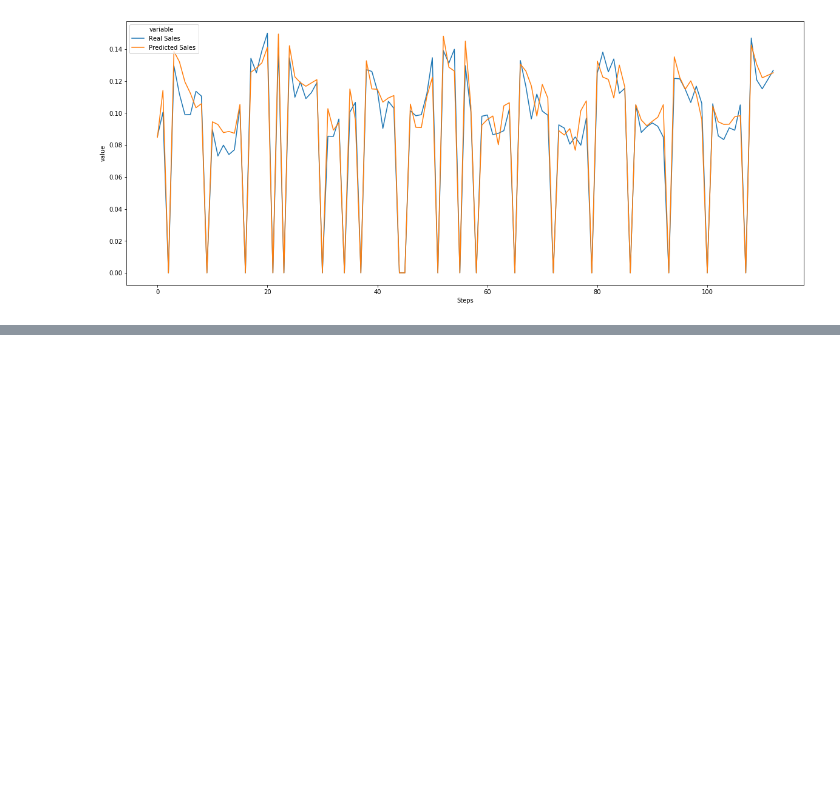
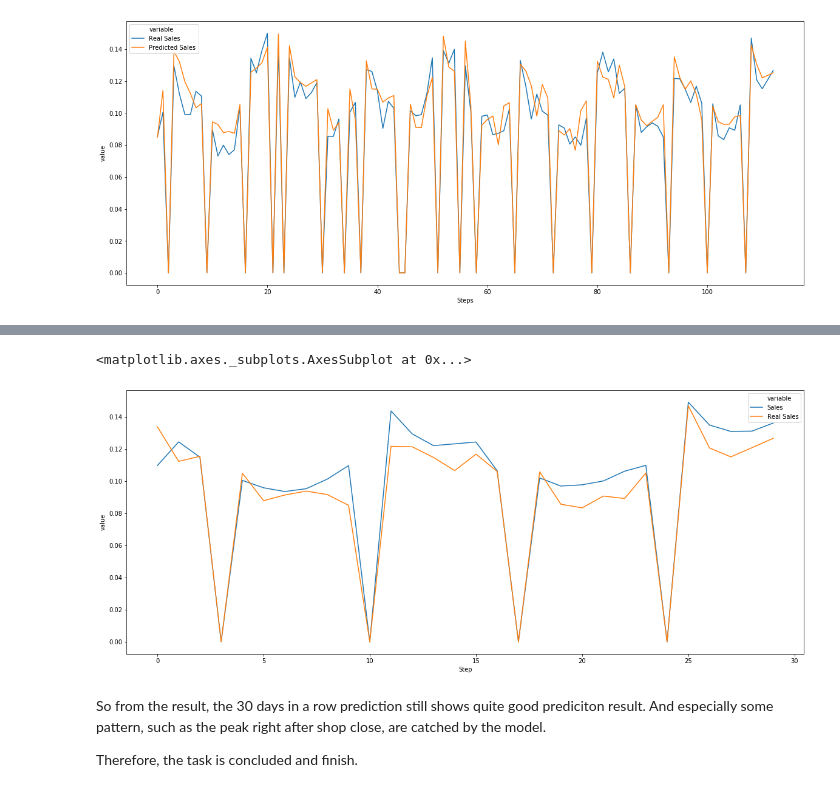
Before and after one commit to tianyiran02/udacityML_FinalProject, a Jupyter notebook: final_project.ipynb, the cells around one changed output, grey strips where cells are left out. Cells and saved outputs as stored; diff of their text form; code cells hidden in the pictures; blank space fills up the shorter version.

```diff
--- a/final_project.ipynb
+++ b/final_project.ipynb
@@ -1271,0 +1297,33 @@ sns.lineplot(x='Steps', y='value', hue='variable',
+# %%
+# and the last 30 days is used as the Future data
+tempFuturePromoOpenData = storeFullSalesPromoOpenData.iloc[-30:,:]
+tempFuturePromoOpenData = tempFuturePromoOpenData.loc[:,['Date', 'Open', 'Promo']]
+
+# add a fake Id column
+tempFuturePromoOpenData['Id'] = np.NaN
+# %%
+# the real sales is also read from here
+labels = storeFullSalesPromoOpenData.iloc[-30:,:]
+labels = labels.loc[:,['Sales']].reset_index(drop=True)
+
+# rename the label name
+labels.rename(columns={'Sales':'Real Sales'}, inplace=True)
+# %%
+# Now do the prediction
+tempPredict = inferanceFurture(modelReload, tempSalesPromoOpenData,
+                                   tempFuturePromoOpenData, len(tempFuturePromoOpenData))
+tempPredict = tempPredict.drop(['Id'], axis=1)
+# %%
+tempdf = pd.concat([tempPredict, labels], axis=1)
+tempdf['Step'] = list(range(len(tempPredict)))
+# %%
+fig = plt.figure(figsize=(20,8))
+sns.lineplot(x='Step', y='value', hue='variable',
+             data=pd.melt(tempdf, 'Step'))
+# %% [output]
+<matplotlib.axes._subplots.AxesSubplot at 0x...>
+[figure, added]
+# %% [markdown]
+So from the result, the 30 days in a row prediction still shows quite good prediciton result. And especially some pattern, such as the peak right after shop close, are catched by the model.
+
+Therefore, the task is concluded and finish.
```
Also changed, not shown: parts of 6 cells of this notebook.
